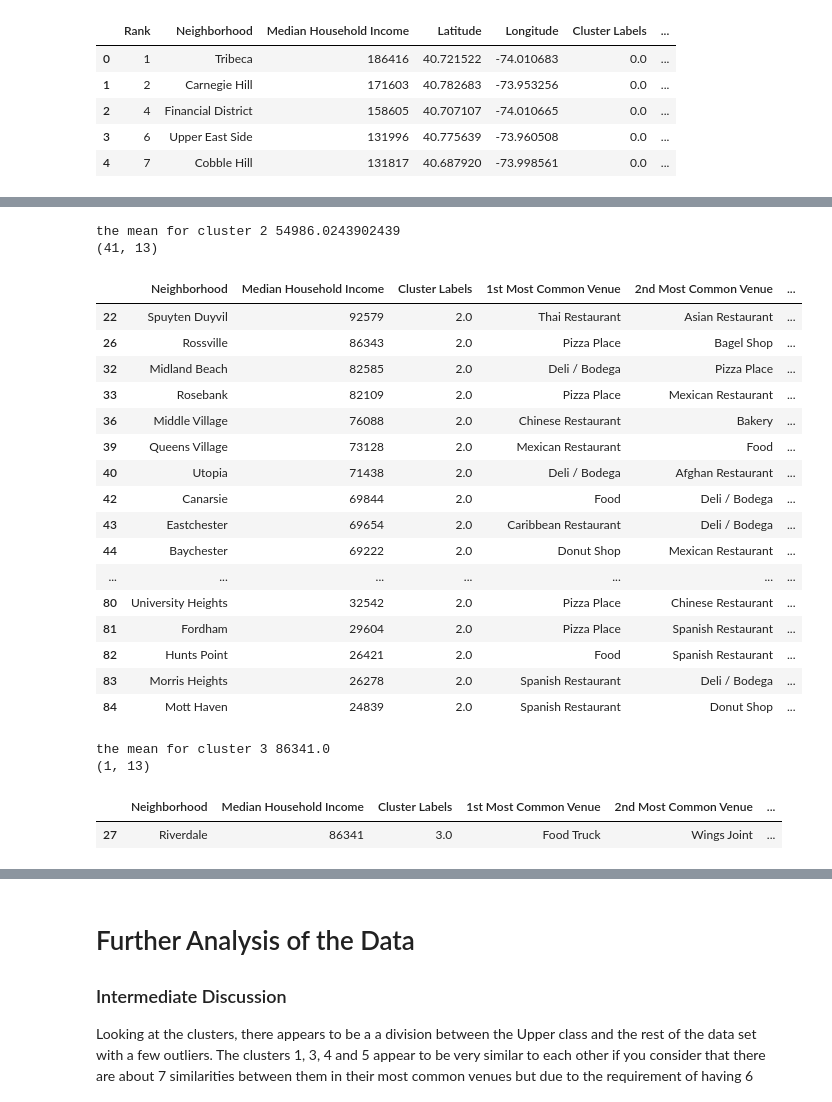
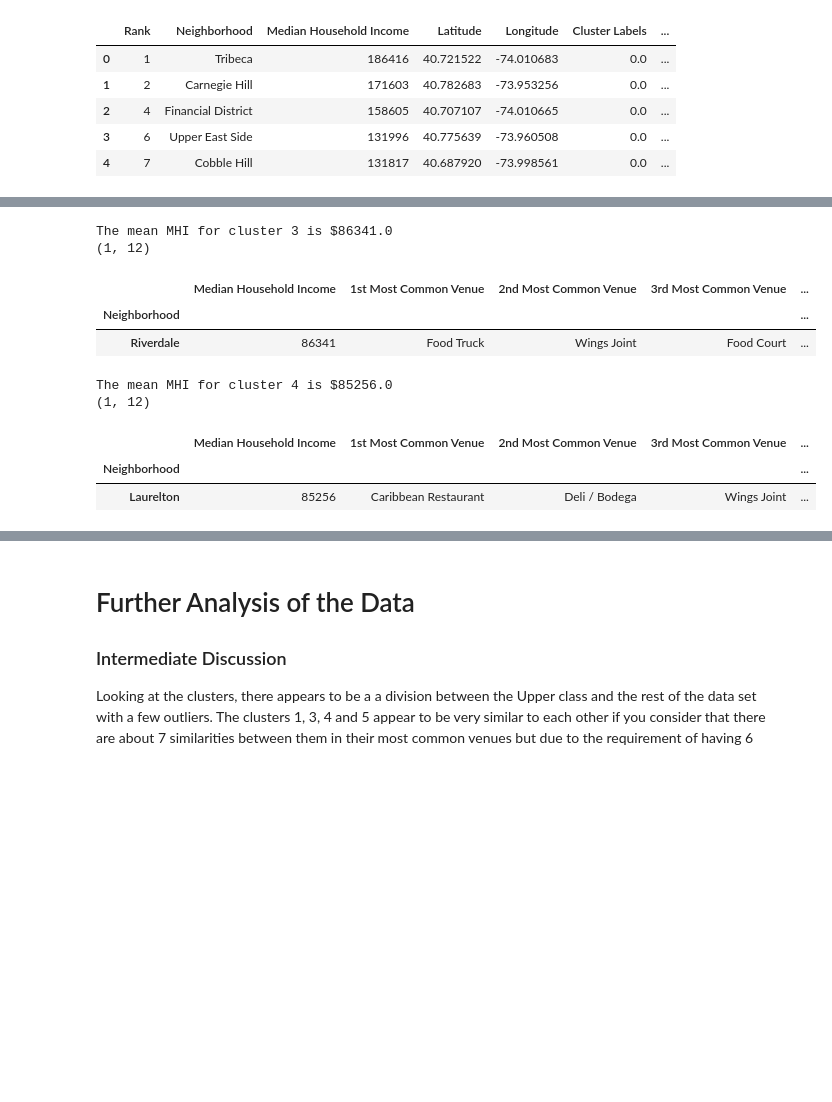
Before and after one commit to MatthewVT/Analysing-Food-Business-in-New-York-City, a Jupyter notebook: Week 5 PG Assignment/Battle of the New York Neighbourhoods- Food Business Case.ipynb, the cells around one changed output, grey strips where cells are left out. Drawn from its saved outputs; the diff is of its cells as text; code cells hidden in the pictures; blank space fills up the shorter version.

```diff
--- a/Week 5 PG Assignment/Battle of the New York Neighbourhoods- Food Business Case.ipynb
+++ b/Week 5 PG Assignment/Battle of the New York Neighbourhoods- Food Business Case.ipynb
@@ -570,41 +613,28 @@ the mean for cluster 1 83127.5
 # %%
-cluster_number = 2
+cluster_number = 3
 df = NY_merged.loc[NY_merged['Cluster Labels'] == cluster_number, NY_merged.columns[[1] + list(range(2, NY_merged.shape[1]))]]
 mean = 0
 count = 0
 
 for x in df['Median Household Income']:
     mean = mean + int(x)
     count += 1
     #print(count)
     #print(mean)
 mean = mean/count
-print("the mean for cluster {}".format(cluster_number), mean)
-df = df.drop(['Latitude','Longitude'],  axis=1)
+print("The mean MHI for cluster {} is ${}".format(cluster_number, str(round(mean, 2))))
+df = df.drop(['Latitude','Longitude', 'Cluster Labels'],  axis=1)
 print(df.shape)
+df.set_index('Neighborhood', inplace=True)
 df
 # %% [output]
-the mean for cluster 2 54986.0243902439
-(41, 13)
+The mean MHI for cluster 3 is $86341.0
+(1, 12)
-|  | Neighborhood | Median Household Income | Cluster Labels | 1st Most Common Venue | 2nd Most Common Venue | ... |
-| 22 | Spuyten Duyvil | 92579 | 2.0 | Thai Restaurant | Asian Restaurant | ... |
-| 26 | Rossville | 86343 | 2.0 | Pizza Place | Bagel Shop | ... |
-| 32 | Midland Beach | 82585 | 2.0 | Deli / Bodega | Pizza Place | ... |
-| 33 | Rosebank | 82109 | 2.0 | Pizza Place | Mexican Restaurant | ... |
-| 36 | Middle Village | 76088 | 2.0 | Chinese Restaurant | Bakery | ... |
-| 39 | Queens Village | 73128 | 2.0 | Mexican Restaurant | Food | ... |
-| 40 | Utopia | 71438 | 2.0 | Deli / Bodega | Afghan Restaurant | ... |
-| 42 | Canarsie | 69844 | 2.0 | Food | Deli / Bodega | ... |
-| 43 | Eastchester | 69654 | 2.0 | Caribbean Restaurant | Deli / Bodega | ... |
-| 44 | Baychester | 69222 | 2.0 | Donut Shop | Mexican Restaurant | ... |
-| ... | ... | ... | ... | ... | ... | ... |
-| 80 | University Heights | 32542 | 2.0 | Pizza Place | Chinese Restaurant | ... |
-| 81 | Fordham | 29604 | 2.0 | Pizza Place | Spanish Restaurant | ... |
-| 82 | Hunts Point | 26421 | 2.0 | Food | Spanish Restaurant | ... |
-| 83 | Morris Heights | 26278 | 2.0 | Spanish Restaurant | Deli / Bodega | ... |
-| 84 | Mott Haven | 24839 | 2.0 | Spanish Restaurant | Donut Shop | ... |
+|  | Median Household Income | 1st Most Common Venue | 2nd Most Common Venue | 3rd Most Common Venue | ... |
+| Neighborhood |  |  |  |  | ... |
+| Riverdale | 86341 | Food Truck | Wings Joint | Food Court | ... |
 # %%
-cluster_number = 3
+cluster_number = 4
 df = NY_merged.loc[NY_merged['Cluster Labels'] == cluster_number, NY_merged.columns[[1] + list(range(2, NY_merged.shape[1]))]]
 mean = 0
 count = 0
@@ -615,13 +645,15 @@ for x in df['Median Household Income']:
     #print(count)
     #print(mean)
 mean = mean/count
-print("the mean for cluster {}".format(cluster_number), mean)
-df = df.drop(['Latitude','Longitude'],  axis=1)
+print("The mean MHI for cluster {} is ${}".format(cluster_number, str(round(mean, 2))))
+df = df.drop(['Latitude','Longitude', 'Cluster Labels'],  axis=1)
 print(df.shape)
+df.set_index('Neighborhood', inplace=True)
 df
 # %% [output]
-the mean for cluster 3 86341.0
-(1, 13)
+The mean MHI for cluster 4 is $85256.0
+(1, 12)
-|  | Neighborhood | Median Household Income | Cluster Labels | 1st Most Common Venue | 2nd Most Common Venue | ... |
-| 27 | Riverdale | 86341 | 3.0 | Food Truck | Wings Joint | ... |
+|  | Median Household Income | 1st Most Common Venue | 2nd Most Common Venue | 3rd Most Common Venue | ... |
+| Neighborhood |  |  |  |  | ... |
+| Laurelton | 85256 | Caribbean Restaurant | Deli / Bodega | Wings Joint | ... |
 # %%
```
Also changed, not shown: parts of 5 cells of this notebook.
